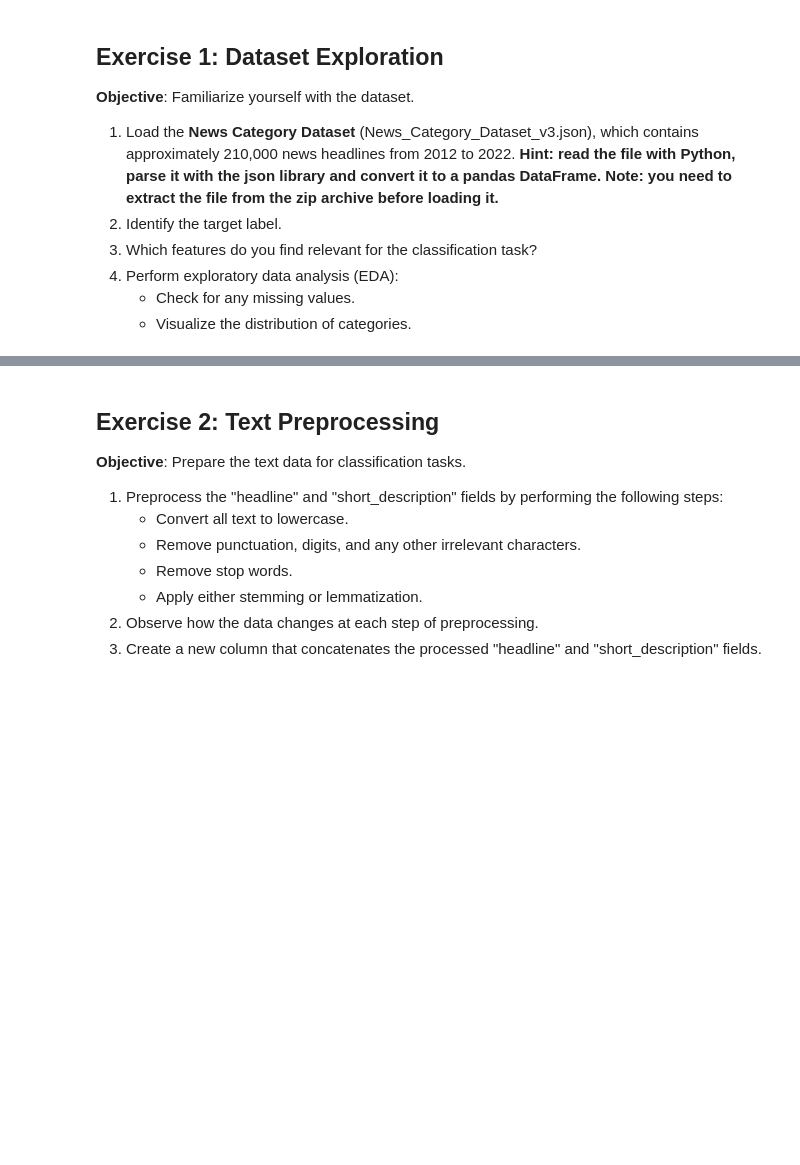
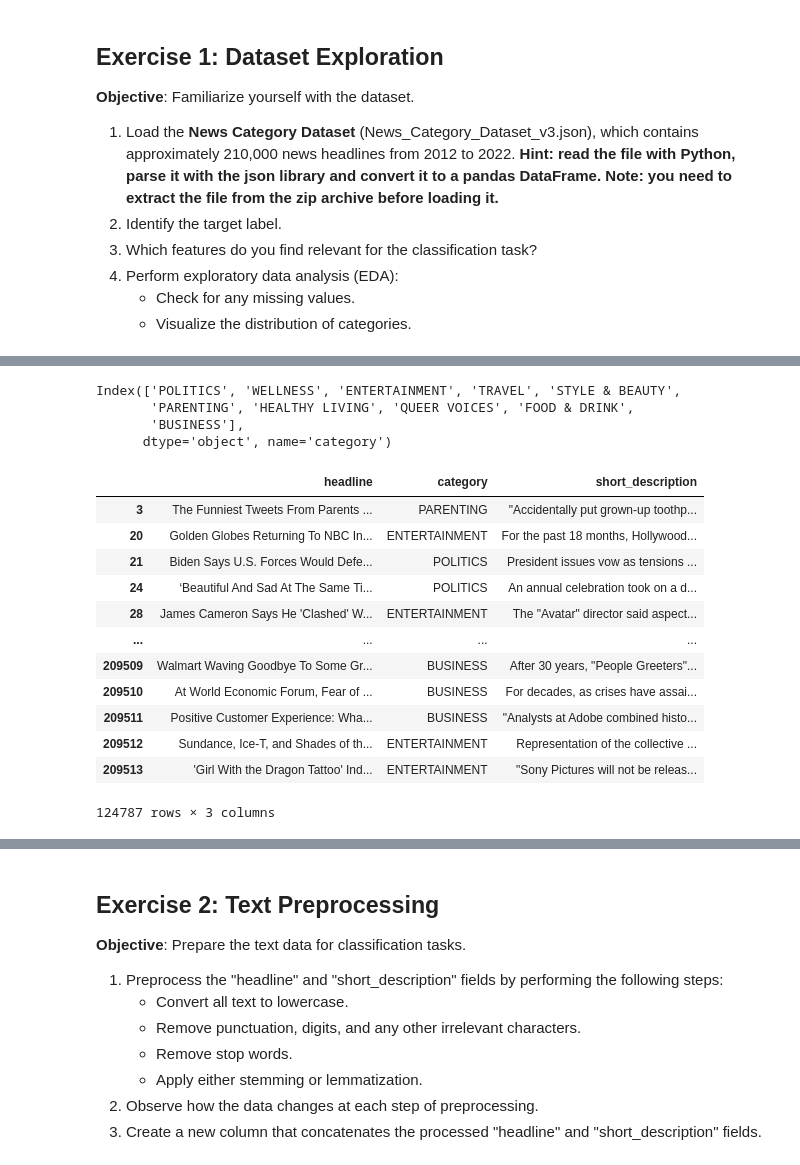
Before and after one commit to LCDA-UCP/tac-hands-on, a Jupyter notebook: exercises/session06-08/text_classification_exercises.ipynb, the cells around one changed output, grey strips where cells are left out. Drawn from its saved outputs; the diff is of its cells as text; code cells hidden in the pictures; blank space fills up the shorter version.

```diff
--- a/exercises/session06-08/text_classification_exercises.ipynb
+++ b/exercises/session06-08/text_classification_exercises.ipynb
@@ -13,0 +61,25 @@
+# %%
+top10 = df['category'].value_counts().nlargest(10).index
+top10
+# %% [output]
+Index(['POLITICS', 'WELLNESS', 'ENTERTAINMENT', 'TRAVEL', 'STYLE & BEAUTY',
+       'PARENTING', 'HEALTHY LIVING', 'QUEER VOICES', 'FOOD & DRINK',
+       'BUSINESS'],
+      dtype='object', name='category')
+# %%
+df_i = df[df['category'].isin(top10)]
+df_i
+# %% [output]
+|  | headline | category | short_description |
+| 3 | The Funniest Tweets From Parents ... | PARENTING | "Accidentally put grown-up toothp... |
+| 20 | Golden Globes Returning To NBC In... | ENTERTAINMENT | For the past 18 months, Hollywood... |
+| 21 | Biden Says U.S. Forces Would Defe... | POLITICS | President issues vow as tensions ... |
+| 24 | ‘Beautiful And Sad At The Same Ti... | POLITICS | An annual celebration took on a d... |
+| 28 | James Cameron Says He 'Clashed' W... | ENTERTAINMENT | The "Avatar" director said aspect... |
+| ... | ... | ... | ... |
+| 209509 | Walmart Waving Goodbye To Some Gr... | BUSINESS | After 30 years, "People Greeters"... |
+| 209510 | At World Economic Forum, Fear of ... | BUSINESS | For decades, as crises have assai... |
+| 209511 | Positive Customer Experience: Wha... | BUSINESS | "Analysts at Adobe combined histo... |
+| 209512 | Sundance, Ice-T, and Shades of th... | ENTERTAINMENT | Representation of the collective ... |
+| 209513 | 'Girl With the Dragon Tattoo' Ind... | ENTERTAINMENT | "Sony Pictures will not be releas... |
+124787 rows × 3 columns
```
Also changed, not shown: parts of 4 cells of this notebook, 1 other file.
